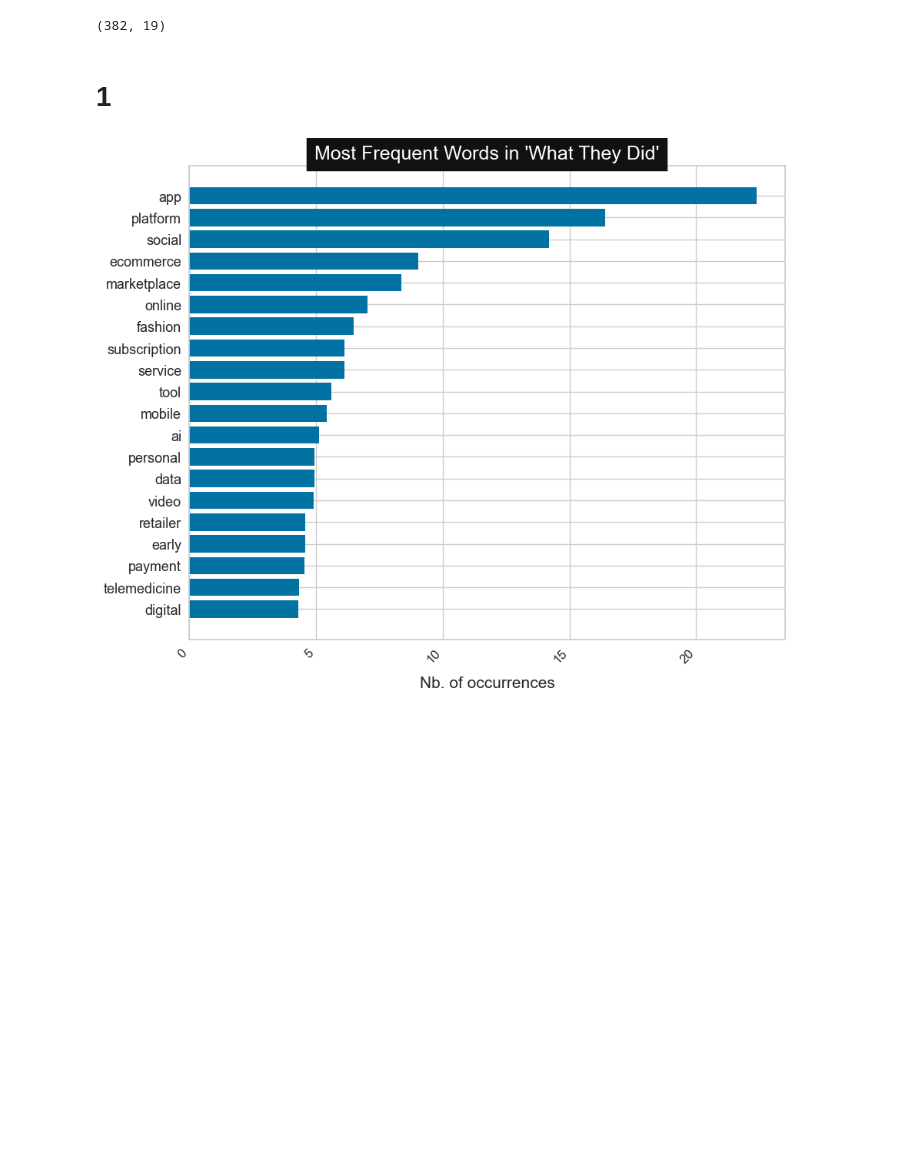
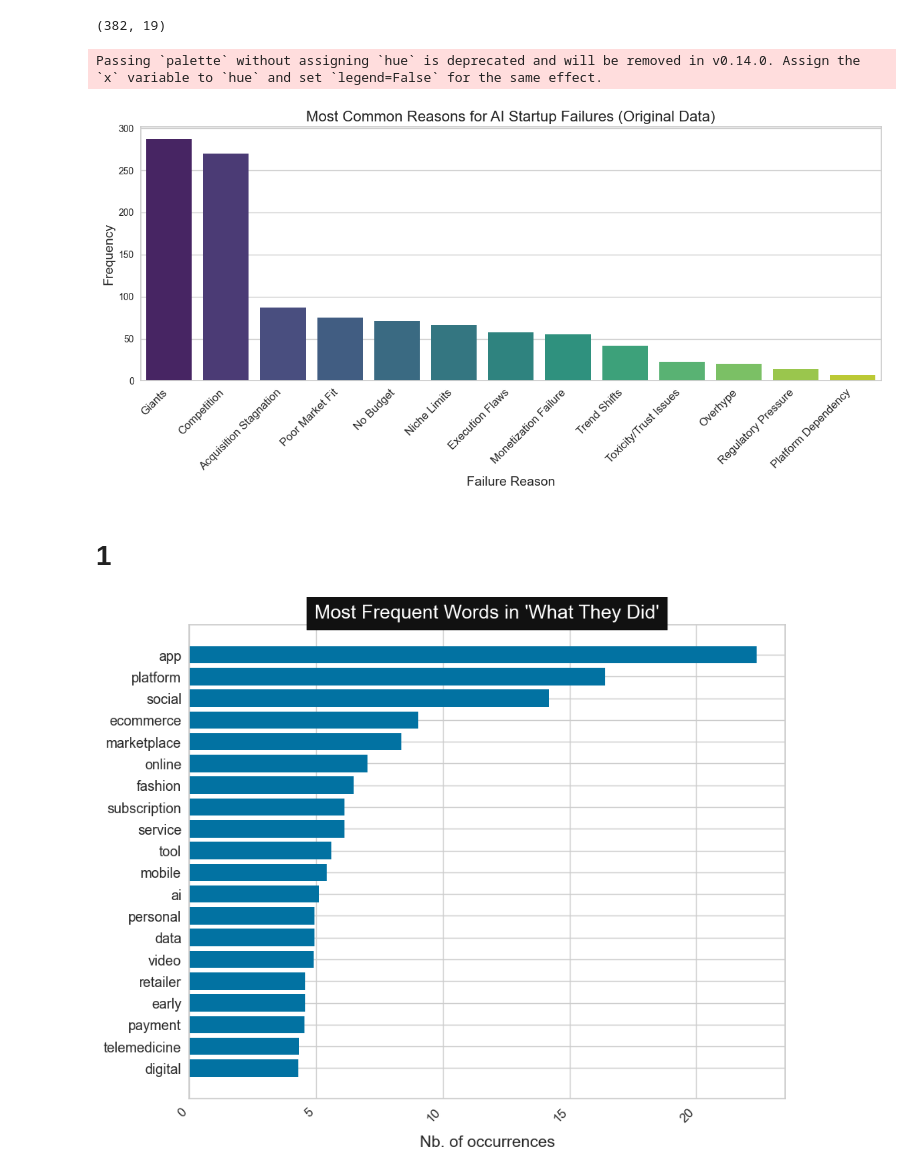
Before and after one commit to whosphong/Ai_Startup_Failure--UAMATH509, a Jupyter notebook: code.ipynb, the cells around one changed output. Drawn from its saved outputs; the diff is of its cells as text; code cells hidden in the pictures; blank space fills up the shorter version.

```diff
--- a/code.ipynb
+++ b/code.ipynb
@@ -337,6 +44,42 @@ df.shape
 (382, 19)
 # %%
 data_org = df.copy()
+# %%
+import seaborn as sns
+import matplotlib.pyplot as plt
+
+# Copy the original data (assuming you have df available)
+data_org = df.copy()
+
+# Updated list of failure-related columns from the dataset
+failure_columns = [
+    'Giants', 'No Budget', 'Competition', 'Poor Market Fit', 'Acquisition Stagnation',
+    'Platform Dependency', 'Monetization Failure', 'Niche Limits', 'Execution Flaws',
+    'Trend Shifts', 'Toxicity/Trust Issues', 'Regulatory Pressure', 'Overhype'
+]
+
+# Sum the number of 1s (indicating failure) for each failure reason across the whole dataset
+failure_counts_org = data_org[failure_columns].sum()
+
+# Sort the reasons by their frequency in descending order
+failure_counts_org = failure_counts_org.sort_values(ascending=False)
+
+# Create a bar chart to visualize the data
+plt.figure(figsize=(12, 6))
+sns.barplot(x=failure_counts_org.index, y=failure_counts_org.values, palette='viridis')
+
+# Add labels and title
+plt.xlabel('Failure Reason', fontsize=14)
+plt.ylabel('Frequency', fontsize=14)
+plt.title('Most Common Reasons for AI Startup Failures (Original Data)', fontsize=16)
+plt.xticks(rotation=45, ha='right', fontsize=12)  # Rotate labels for better readability
+
+# Show the plot
+plt.tight_layout()
+plt.show()
+# %% [output]
+Passing `palette` without assigning `hue` is deprecated and will be removed in v0.14.0. Assign the `x` variable to `hue` and set `legend=False` for the same effect.
+[figure, added]
 # %%
 columns_to_log_transform = ['Years of Operation', 'How Much They Raised (Millions)']
 log_transformed_columns = np.log1p(data_org[columns_to_log_transform])  # Apply log(1 + x) transformation
```
Also changed, not shown: parts of 72 cells of this notebook, 1 other file.
